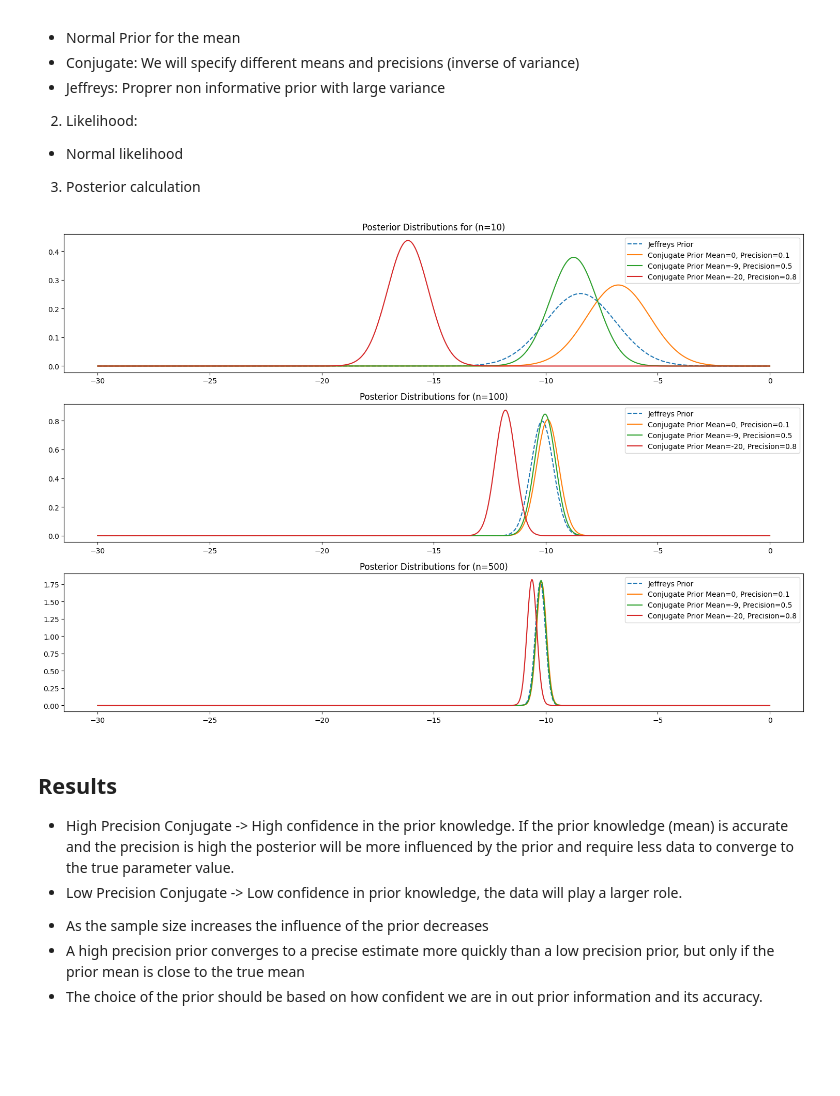
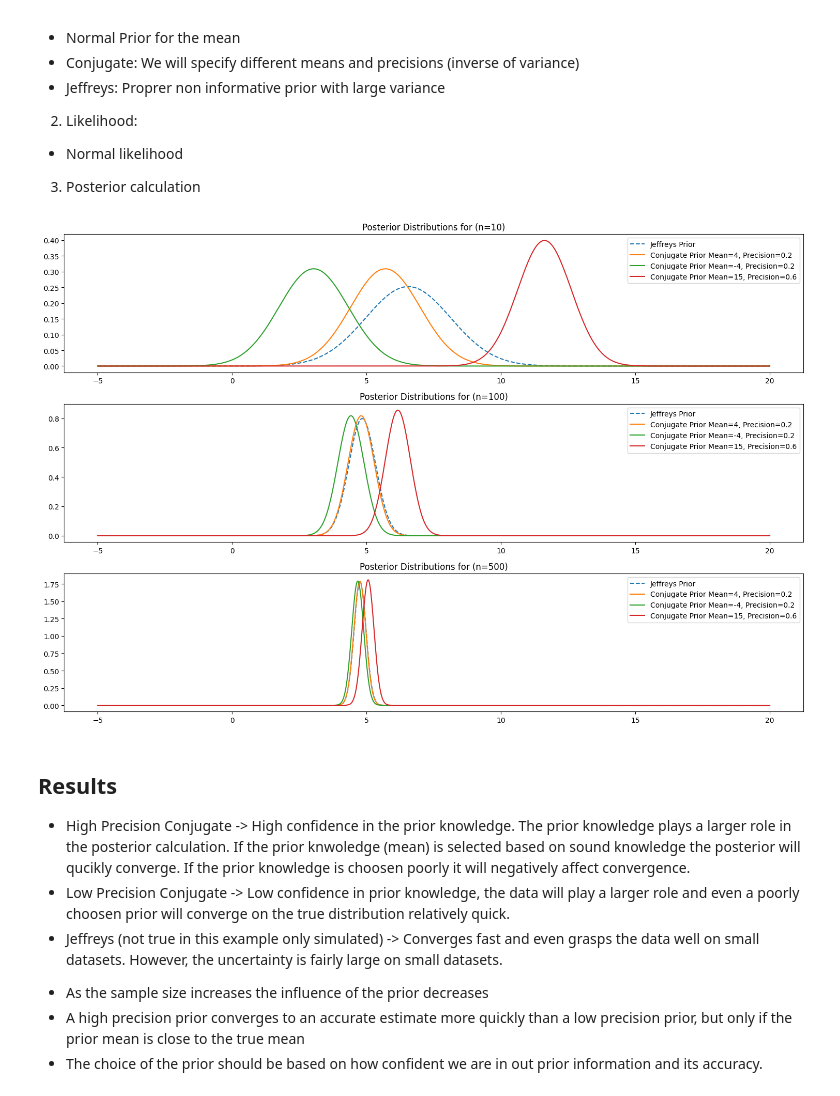
Before and after one commit to MaxiStahl1992/advanced-workbook-code, a Jupyter notebook: task1_full.ipynb, the cells around one changed output. Cells and saved outputs as stored; diff of their text form; code cells hidden in the pictures; blank space fills up the shorter version.

```diff
--- a/task1_full.ipynb
+++ b/task1_full.ipynb
@@ -166,13 +144,11 @@ We are examining the effect of a new drug on reducing blood pressure, where the
 - Normal likelihood
 3. Posterior calculation
 # %%
-from scipy.stats import norm
-
 # Define known variance of blood pressure readings
 known_variance = 25 # We know that the variance is 5 squared (just an example)
 
 # Define the true mean effect of the drug (only for simulation purposes)
-true_mean_effect = -10
+true_mean_effect = 5
 
 # Simulate the blood pressure readings
 np.random.seed(73)
@@ -180,8 +156,8 @@ sample_sizes = [10, 100, 500]
 sample_data = {n: np.random.normal(true_mean_effect, np.sqrt(known_variance), n) for n in sample_sizes}
 # %%
 # Define prior mean and precision for conjugate normal prior
-prior_means = [0, -9, -20]
-prior_precisions = [0.1, 0.5, 0.8] # Larger precision means more confidence in the prior
+prior_means = [4, -4, 15]
+prior_precisions = [0.2, 0.2, 0.6] # Larger precision means more confidence in the prior
 
 # Define a large variance for the non-informative prior to simulate Jeffreys prior
 non_informative_variance = 1e6
@@ -199,32 +175,33 @@ def calculate_normal_posterior(sample, prior_mean, prior_precision, known_varian
 # %%
 # Plot the results
 plt.figure(figsize=(15, 10))
 
 for i, n in enumerate(sample_sizes):
     plt.subplot(len(sample_sizes), 1 , i + 1)
 
     non_info_post_mean, non_info_post_variance = calculate_normal_posterior(sample_data[n], 0, 1/non_informative_variance, known_variance)
 
-    x = np.linspace(-30, 0, 1000)
+    x = np.linspace(-5, 20, 1000)
     plt.plot(x, norm.pdf(x, non_info_post_mean, np.sqrt(non_info_post_variance)), label='Jeffreys Prior', linestyle='--')
 
     for prior_mean, prior_precision in zip(prior_means, prior_precisions):
         post_mean, post_variance = calculate_normal_posterior(sample_data[n], prior_mean, prior_precision, known_variance)
 
         plt.plot(x, norm.pdf(x, post_mean, np.sqrt(post_variance)), label=f'Conjugate Prior Mean={prior_mean}, Precision={prior_precision}')
 
     plt.title(f'Posterior Distributions for (n={n})')
     plt.legend()
 
 plt.tight_layout()
 plt.show()
 # %% [output]
-[figure, old version]
+[figure, new version]
 # %% [markdown]
 ## Results
-* High Precision Conjugate -> High confidence in the prior knowledge. If the prior knowledge (mean) is accurate and the precision is high the posterior will be more influenced by the prior and require less data to converge to the true parameter value.
-* Low Precision Conjugate -> Low confidence in prior knowledge, the data will play a larger role.
+* High Precision Conjugate -> High confidence in the prior knowledge. The prior knowledge plays a larger role in the posterior calculation. If the prior knwoledge (mean) is selected based on sound knowledge the posterior will qucikly converge. If the prior knowledge is choosen poorly it will negatively affect convergence.
+* Low Precision Conjugate -> Low confidence in prior knowledge, the data will play a larger role and even a poorly choosen prior will converge on the true distribution relatively quick.
+* Jeffreys (not true in this example only simulated) -> Converges fast and even grasps the data well on small datasets. However, the uncertainty is fairly large on small datasets.
 
 - As the sample size increases the influence of the prior decreases
-- A high precision prior converges to a precise estimate more quickly than a low precision prior, but only if the prior mean is close to the true mean
+- A high precision prior converges to an accurate estimate more quickly than a low precision prior, but only if the prior mean is close to the true mean
 - The choice of the prior should be based on how confident we are in out prior information and its accuracy.
```
Also changed, not shown: parts of 8 cells of this notebook, 1 other file.
